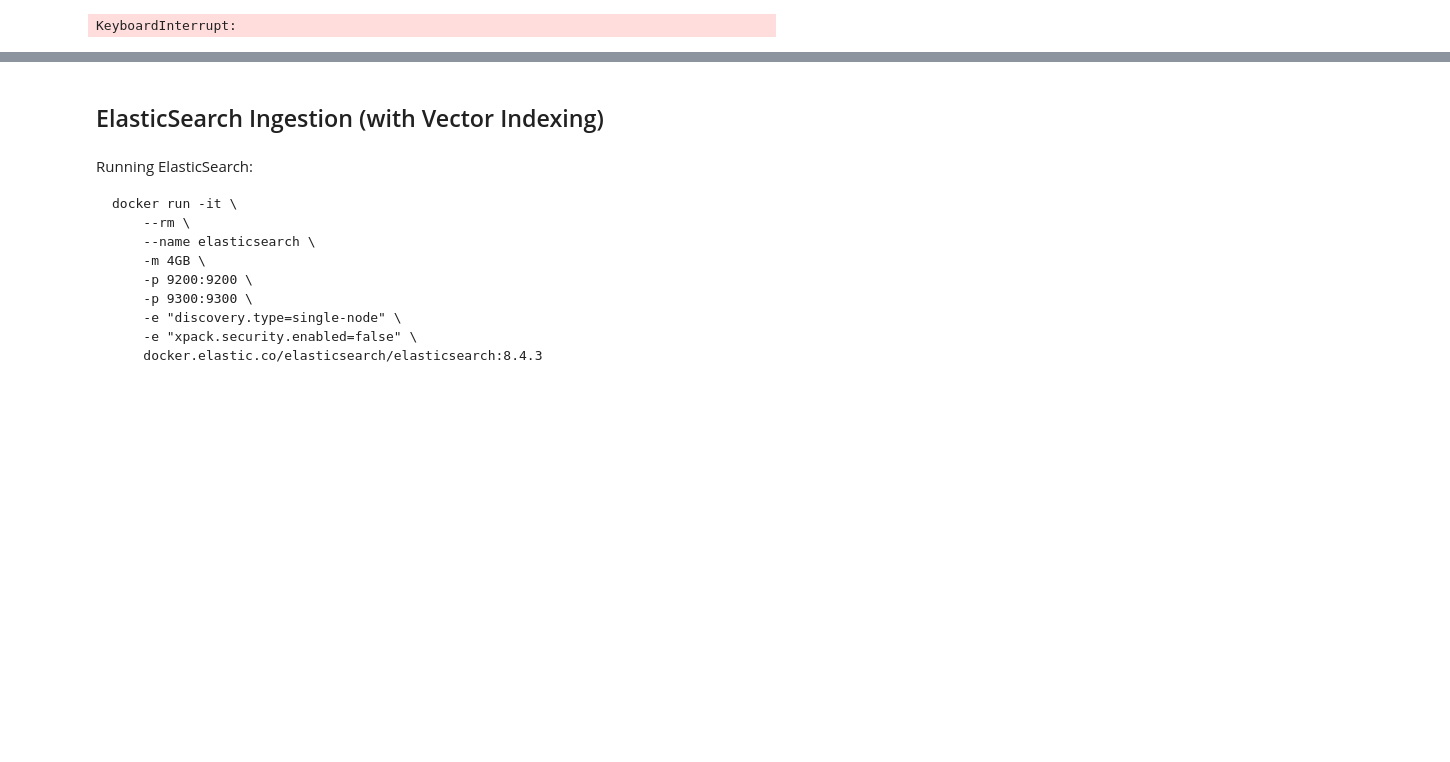
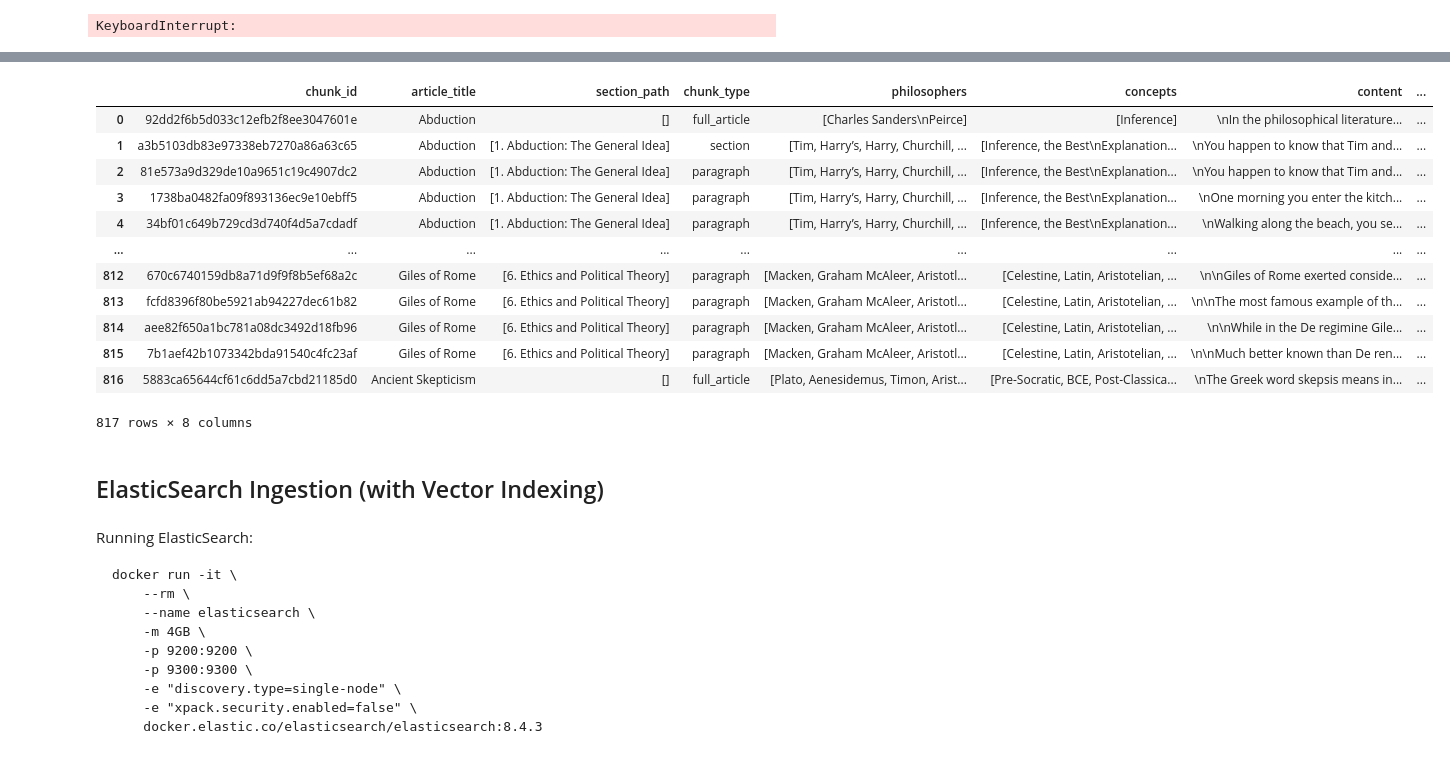
Before and after one commit to lbdlbdlbdl/philosophy-rag, a Jupyter notebook: backend/Untitled.ipynb, the cells around one changed output, grey strips where cells are left out. Cells and saved outputs as stored; diff of their text form; code cells hidden in the pictures; blank space fills up the shorter version.

```diff
--- a/backend/Untitled.ipynb
+++ b/backend/Untitled.ipynb
@@ -236,3 +232,10 @@ all_chunks = []
 for article in tqdm(dataset_subset, desc="Processing articles"):
      chunks = processor.process_article(article)
      all_chunks.append(chunks)
+# %%
+from itertools import chain
+
+def flatten_chain(matrix):
+    return list(chain.from_iterable(matrix))
+
+all_chunks = flatten_chain(all_chunks)
@@ -271,14 +276,13 @@ len(all_chunks)
 #created the dense vector using the pre-trained model
 vectorized_articles = []
 for doc in tqdm(all_chunks):
-    section_path = doc.get('section_path')
-    content = doc.get('content')
+    section_path = doc['section_path']
+    content = doc['content']
     section_path = ' '.join(section_path)
     content = ' '.join(content)
 
-    if section_path and content:
-        # Объединяем строки и передаем в модель
-        doc['vector_sectionPath_content'] = model.encode(section_path + ' ' + content)
-        vectorized_articles.append(doc)
+    # Объединяем строки и передаем в модель
+    doc['vector_sectionPath_content'] = model.encode(section_path + ' ' + content)
+    vectorized_articles.append(doc)
 # %% [output]
 KeyboardInterrupt:
@@ -308,3 +289,43 @@ list
+# %%
+import concurrent.futures
+from tqdm import tqdm
+
+# Начинаем с индекса 816
+chunks_to_process = all_chunks[816:]
+
+def process_doc(doc):
+    section_path = doc['section_path']
+    content = doc['content']
+    section_path = ' '.join(section_path)
+    content = ' '.join(content)
+
+    doc['vector_sectionPath_content'] = model.encode(section_path + ' ' + content)
+    return doc
+
+# Parallel processing with ThreadPoolExecutor
+vectorized_articles = []
+with concurrent.futures.ThreadPoolExecutor() as executor:
+    futures = [executor.submit(process_doc, doc) for doc in chunks_to_process]
+
+    for future in tqdm(concurrent.futures.as_completed(futures), total=len(futures)):
+        vectorized_articles.append(future.result())
+# %%
+df = pd.DataFrame(vectorized_articles)
+df
+# %% [output]
+|  | chunk_id | article_title | section_path | chunk_type | philosophers | concepts | content | ... |
+| 0 | 92dd2f6b5d033c12efb2f8ee3047601e | Abduction | [] | full_article | [Charles Sanders\nPeirce] | [Inference] | \nIn the philosophical literature... | ... |
+| 1 | a3b5103db83e97338eb7270a86a63c65 | Abduction | [1. Abduction: The General Idea] | section | [Tim, Harry’s, Harry, Churchill, ... | [Inference, the Best\nExplanation... | \nYou happen to know that Tim and... | ... |
+| 2 | 81e573a9d329de10a9651c19c4907dc2 | Abduction | [1. Abduction: The General Idea] | paragraph | [Tim, Harry’s, Harry, Churchill, ... | [Inference, the Best\nExplanation... | \nYou happen to know that Tim and... | ... |
+| 3 | 1738ba0482fa09f893136ec9e10ebff5 | Abduction | [1. Abduction: The General Idea] | paragraph | [Tim, Harry’s, Harry, Churchill, ... | [Inference, the Best\nExplanation... | \nOne morning you enter the kitch... | ... |
+| 4 | 34bf01c649b729cd3d740f4d5a7cdadf | Abduction | [1. Abduction: The General Idea] | paragraph | [Tim, Harry’s, Harry, Churchill, ... | [Inference, the Best\nExplanation... | \nWalking along the beach, you se... | ... |
+| ... | ... | ... | ... | ... | ... | ... | ... | ... |
+| 812 | 670c6740159db8a71d9f9f8b5ef68a2c | Giles of Rome | [6. Ethics and Political Theory] | paragraph | [Macken, Graham McAleer, Aristotl... | [Celestine, Latin, Aristotelian, ... | \n\nGiles of Rome exerted conside... | ... |
+| 813 | fcfd8396f80be5921ab94227dec61b82 | Giles of Rome | [6. Ethics and Political Theory] | paragraph | [Macken, Graham McAleer, Aristotl... | [Celestine, Latin, Aristotelian, ... | \n\nThe most famous example of th... | ... |
+| 814 | aee82f650a1bc781a08dc3492d18fb96 | Giles of Rome | [6. Ethics and Political Theory] | paragraph | [Macken, Graham McAleer, Aristotl... | [Celestine, Latin, Aristotelian, ... | \n\nWhile in the De regimine Gile... | ... |
+| 815 | 7b1aef42b1073342bda91540c4fc23af | Giles of Rome | [6. Ethics and Political Theory] | paragraph | [Macken, Graham McAleer, Aristotl... | [Celestine, Latin, Aristotelian, ... | \n\nMuch better known than De ren... | ... |
+| 816 | 5883ca65644cf61c6dd5a7cbd21185d0 | Ancient Skepticism | [] | full_article | [Plato, Aenesidemus, Timon, Arist... | [Pre-Socratic, BCE, Post-Classica... | \nThe Greek word skepsis means in... | ... |
+817 rows × 8 columns
 # %% [markdown]
 ## ElasticSearch Ingestion (with Vector Indexing)
 # %% [markdown]
```
Also changed, not shown: parts of 21 cells of this notebook, 3 other files.
